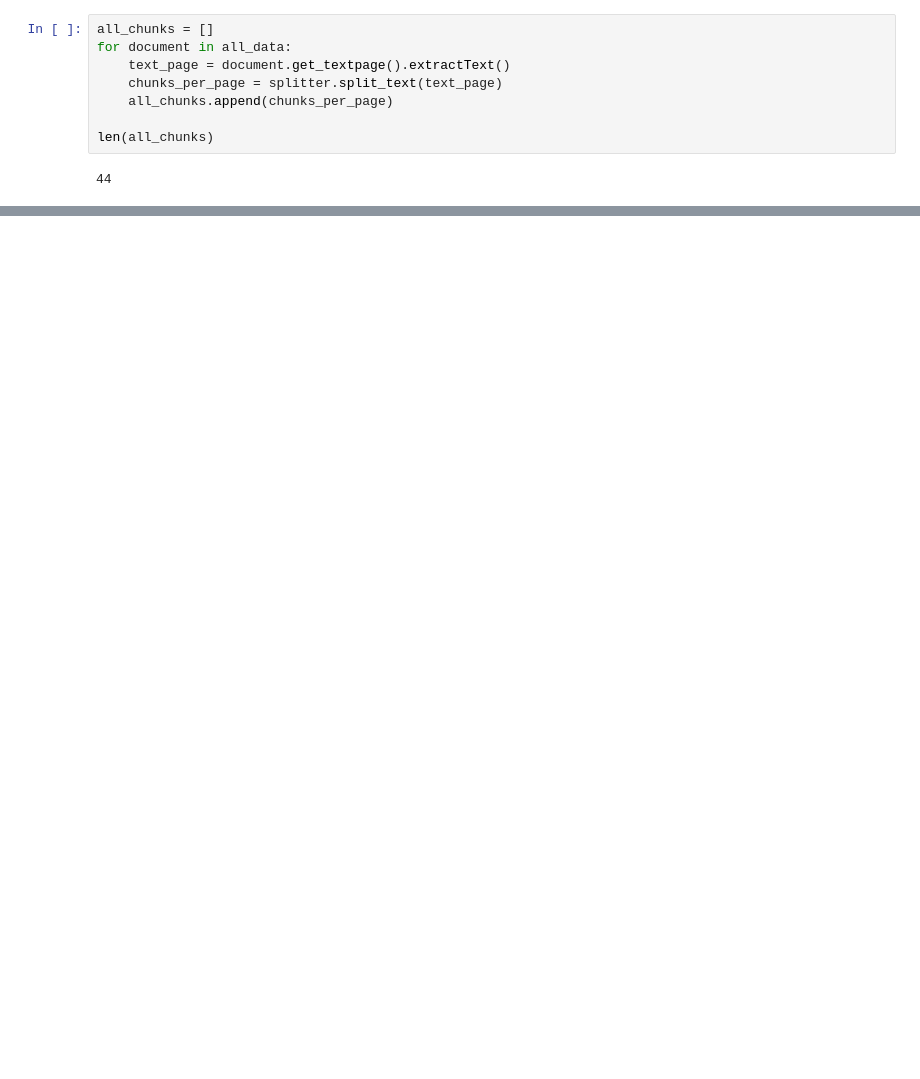
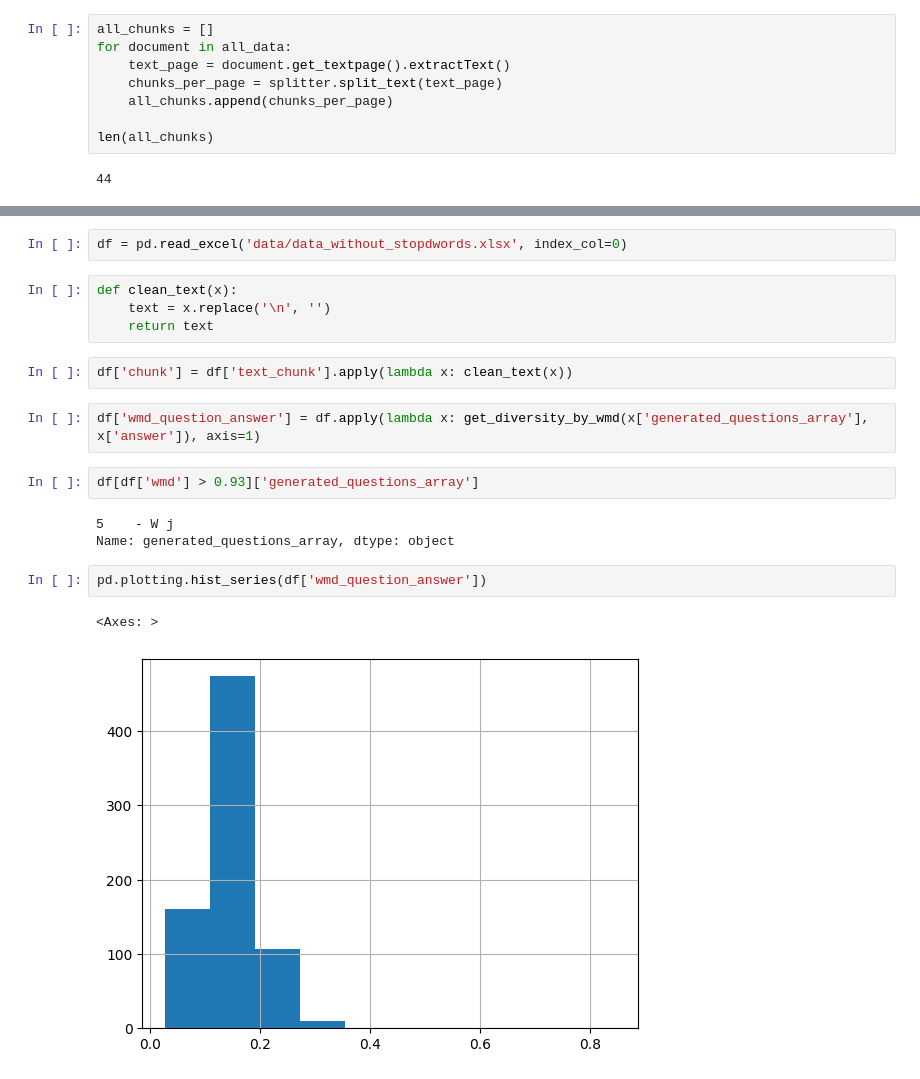
Before and after one commit to witold87/llm-bielik-ft-legal, a Jupyter notebook: src/data.ipynb, the cells around one changed output, grey strips where cells are left out. Cells and saved outputs as stored; diff of their text form; blank space fills up the shorter version.

```diff
--- a/src/data.ipynb
+++ b/src/data.ipynb
@@ -72,0 +189,20 @@ print(all_chunks[0])
+# %%
+df = pd.read_excel('data/data_without_stopdwords.xlsx', index_col=0)
+# %%
+def clean_text(x):
+    text = x.replace('\n', '')
+    return text
+# %%
+df['chunk'] = df['text_chunk'].apply(lambda x: clean_text(x))
+# %%
+df['wmd_question_answer'] = df.apply(lambda x: get_diversity_by_wmd(x['generated_questions_array'], x['answer']), axis=1)
+# %%
+df[df['wmd'] > 0.93]['generated_questions_array']
+# %% [output]
+5    - W j
+Name: generated_questions_array, dtype: object
+# %%
+pd.plotting.hist_series(df['wmd_question_answer'])
+# %% [output]
+<Axes: >
+[figure, added]
```
Also changed, not shown: parts of 55 cells of this notebook, 11 other files.
